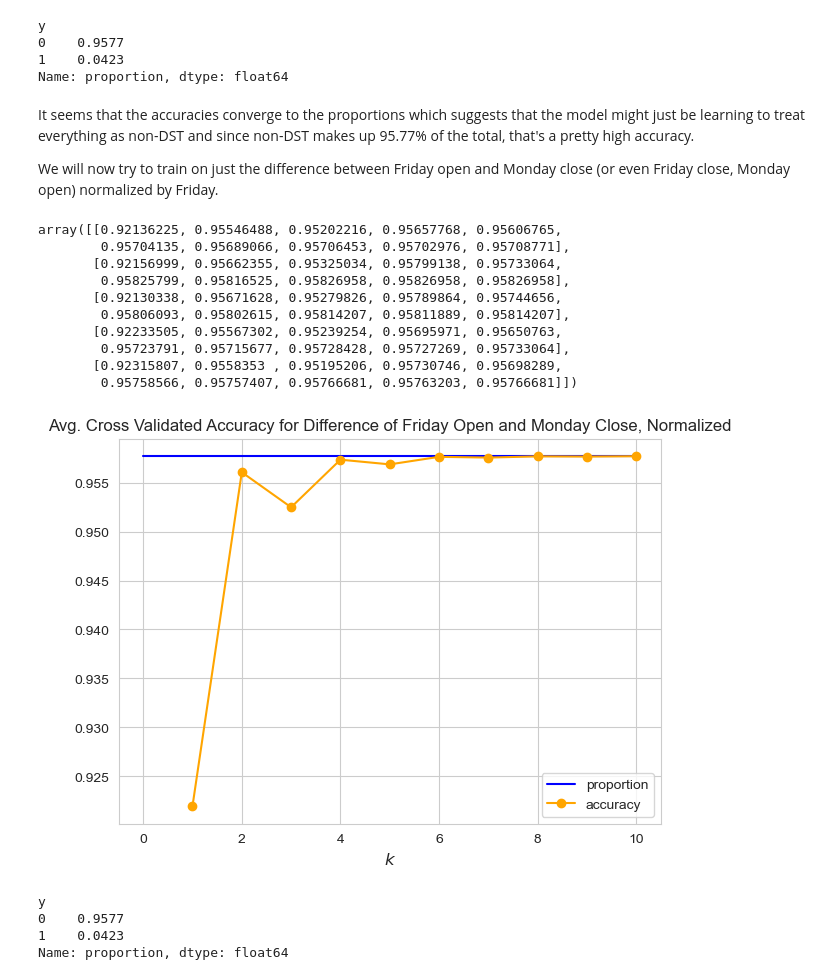
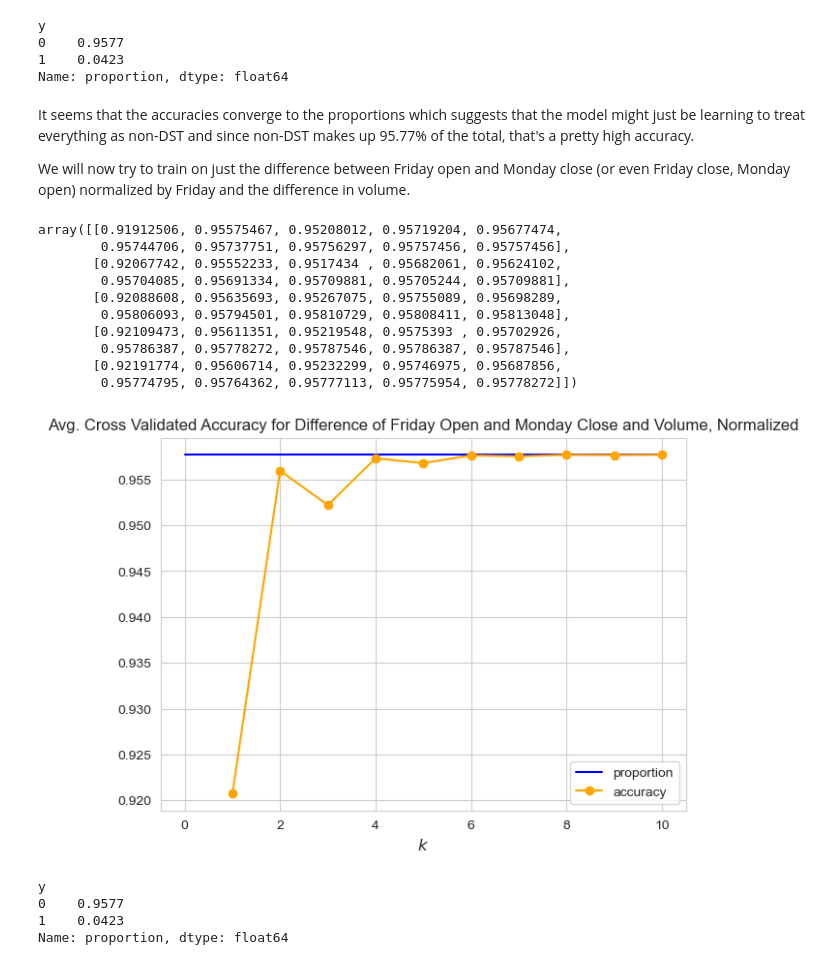
Before and after one commit to ghuckabe/DSTMarketAnalysis, a Jupyter notebook: kaggle_classify.ipynb, the cells around one changed output. Drawn from its saved outputs; the diff is of its cells as text; code cells hidden in the pictures.

Commit message:
tried percent differences

```diff
--- a/kaggle_classify.ipynb
+++ b/kaggle_classify.ipynb
@@ -611,6 +611,10 @@ finance['diff_fomc'] = (finance['fri_open']-finance['mon_close'])/finance['fri_o
 # difference of Friday close and Monday open (fcmo), normalized by Friday close
 
 finance['diff_fcmo'] = (finance['fri_close']-finance['mon_open'])/finance['fri_close']
+# %%
+# difference of Friday and Monday volume, normalized by Friday volume
+
+finance['diff_vol'] = (finance['fri_volume']-finance['mon_volume'])/finance['fri_volume']
 # %%
 finance.head()
 # %% [output]
@@ -733,7 +737,7 @@ y
 1    0.0423
 Name: proportion, dtype: float64
 # %%
-diffs = ['diff_fomc','diff_fcmo']
+diffs = ['diff_fomc','diff_vol'] #'diff_fcmo',
 # %%
 ## Make your array of zeros to hold the accuracies
 diff_log_reg_accs = np.zeros((n_splits,len(diffs)))
@@ -777,3 +781,28 @@ y
 0    0.9577
 1    0.0423
 Name: proportion, dtype: float64
+# %%
+# use all the percent differences
+## Make your array of zeros to hold the accuracies
+all_diff_log_reg_accs = np.zeros(n_splits)
+
+## Loop through the cv splits
+i = 0
+for train_index, test_index in kfold.split(finance_train):
+    ## get the training and holdout sets
+    finance_tt = finance_train.iloc[train_index]
+    finance_ho = finance_train.iloc[test_index]
+
+
+    log_reg = LogisticRegression(penalty=None)
+
+    ## fit the model
+    log_reg.fit(finance_tt[diffs],finance_tt['y'])
+
+    ## Make the prediction
+    pred = log_reg.predict(finance_ho[diffs])
+
+    ## Record the accuracy on the holdout set
+    all_diff_log_reg_accs[i] = accuracy_score(pred,finance_ho['y'])
+
+    i = i + 1
@@ -873,7 +906,7 @@ Name: proportion, dtype: float64
 # %% [markdown]
 It seems that the accuracies converge to the proportions which suggests that the model might just be learning to treat everything as non-DST and since non-DST makes up 95.77% of the total, that's a pretty high accuracy.
 
-We will now try to train on just the difference between Friday open and Monday close (or even Friday close, Monday open) normalized by Friday.
+We will now try to train on just the difference between Friday open and Monday close (or even Friday close, Monday open) normalized by Friday and the difference in volume.
 # %%
 from sklearn.metrics import confusion_matrix, recall_score, precision_score
 # %%
@@ -899,10 +932,10 @@ for train_index, test_index in kfold.split(finance_train):
         knn = Pipeline([('scaler',StandardScaler()),('knn',KNeighborsClassifier(n_neighbors=k))])
 
         ## Fit the model
-        knn.fit(finance_tt[['diff_fomc']],finance_tt['y'])
+        knn.fit(finance_tt[diffs],finance_tt['y'])
 
         ## Make your prediction
-        pred = knn.predict(finance_ho[['diff_fomc']])
+        pred = knn.predict(finance_ho[diffs])
 
         ## Record the accuracy on the holdout set
         diffs_k_all_accs[i,j] = accuracy_score(finance_ho.y.values, pred)
@@ -918,35 +951,35 @@ for train_index, test_index in kfold.split(finance_train):
 # %%
 diffs_k_all_accs
 # %% [output]
-array([[0.92136225, 0.95546488, 0.95202216, 0.95657768, 0.95606765,
-        0.95704135, 0.95689066, 0.95706453, 0.95702976, 0.95708771],
-       [0.92156999, 0.95662355, 0.95325034, 0.95799138, 0.95733064,
-        0.95825799, 0.95816525, 0.95826958, 0.95826958, 0.95826958],
-       [0.92130338, 0.95671628, 0.95279826, 0.95789864, 0.95744656,
-        0.95806093, 0.95802615, 0.95814207, 0.95811889, 0.95814207],
-       [0.92233505, 0.95567302, 0.95239254, 0.95695971, 0.95650763,
-        0.95723791, 0.95715677, 0.95728428, 0.95727269, 0.95733064],
-       [0.92315807, 0.9558353 , 0.95195206, 0.95730746, 0.95698289,
-        0.95758566, 0.95757407, 0.95766681, 0.95763203, 0.95766681]])
+array([[0.91912506, 0.95575467, 0.95208012, 0.95719204, 0.95677474,
+        0.95744706, 0.95737751, 0.95756297, 0.95757456, 0.95757456],
+       [0.92067742, 0.95552233, 0.9517434 , 0.95682061, 0.95624102,
+        0.95704085, 0.95691334, 0.95709881, 0.95705244, 0.95709881],
+       [0.92088608, 0.95635693, 0.95267075, 0.95755089, 0.95698289,
+        0.95806093, 0.95794501, 0.95810729, 0.95808411, 0.95813048],
+       [0.92109473, 0.95611351, 0.95219548, 0.9575393 , 0.95702926,
+        0.95786387, 0.95778272, 0.95787546, 0.95786387, 0.95787546],
+       [0.92191774, 0.95606714, 0.95232299, 0.95746975, 0.95687856,
+        0.95774795, 0.95764362, 0.95777113, 0.95775954, 0.95778272]])
 # %%
 ## Plots the accuracies as a function of k
 plt.figure(figsize=(7,5))
 
 plt.plot([0,10],[0.9577,0.9577],label='proportion',color='b')
 plt.plot(ks,
          np.mean(diffs_k_all_accs, axis=0),
          '-o',label='accuracy',color='orange')
 
 plt.xticks(fontsize=10)
 plt.yticks(fontsize=10)
 plt.xlabel("$k$", fontsize=12)
-plt.title("Avg. Cross Validated Accuracy for Difference of Friday Open and Monday Close, Normalized", fontsize=12)
+plt.title("Avg. Cross Validated Accuracy for Difference of Friday Open and Monday Close and Volume, Normalized", fontsize=12)
 
 plt.legend()
 
 plt.show()
 # %% [output]
-[figure, old version]
+[figure, new version]
 # %%
 finance['y'].value_counts(normalize=True) # see the proportion of each group
 # %% [output]
```
Also changed, not shown: parts of 10 cells of this notebook.
